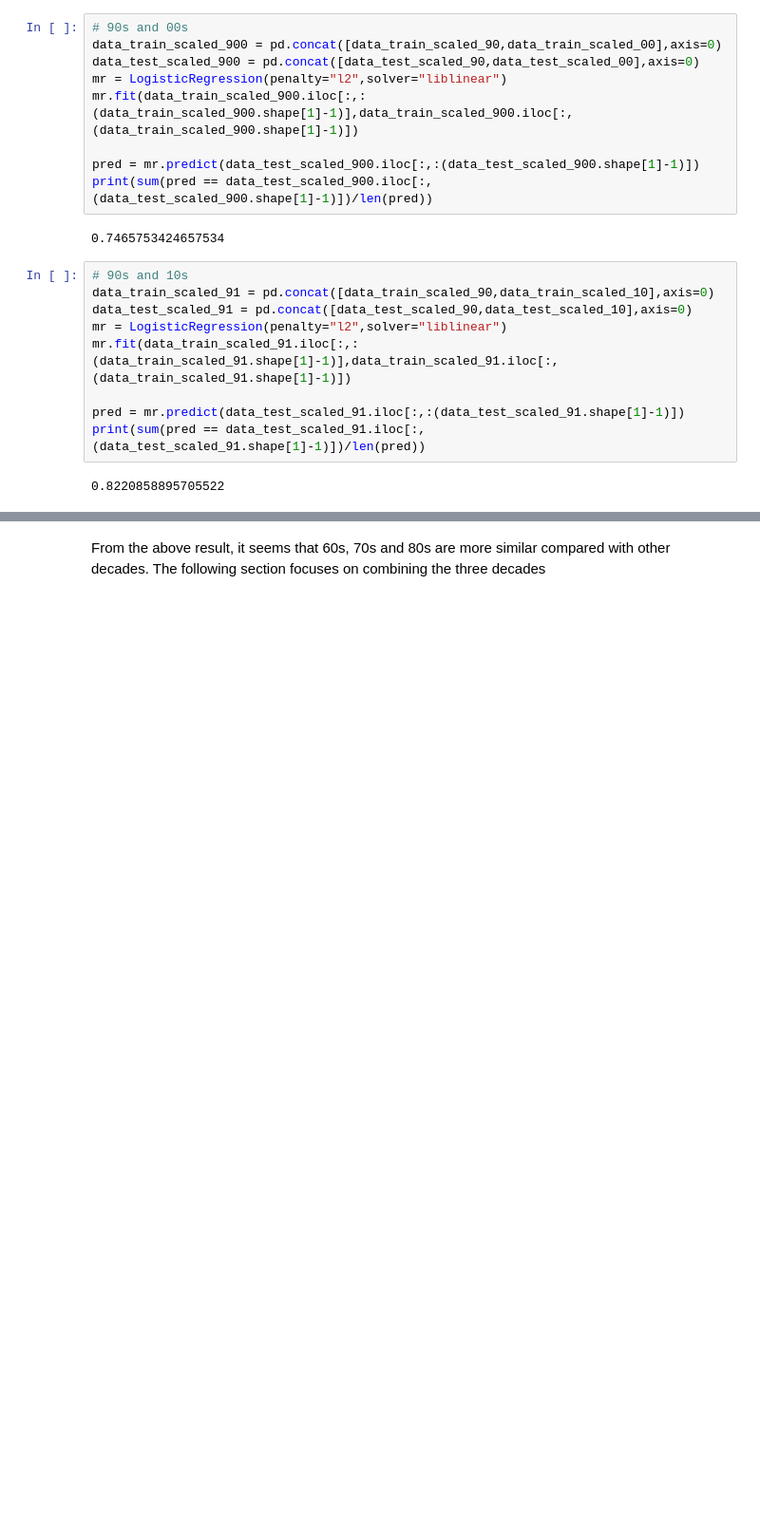
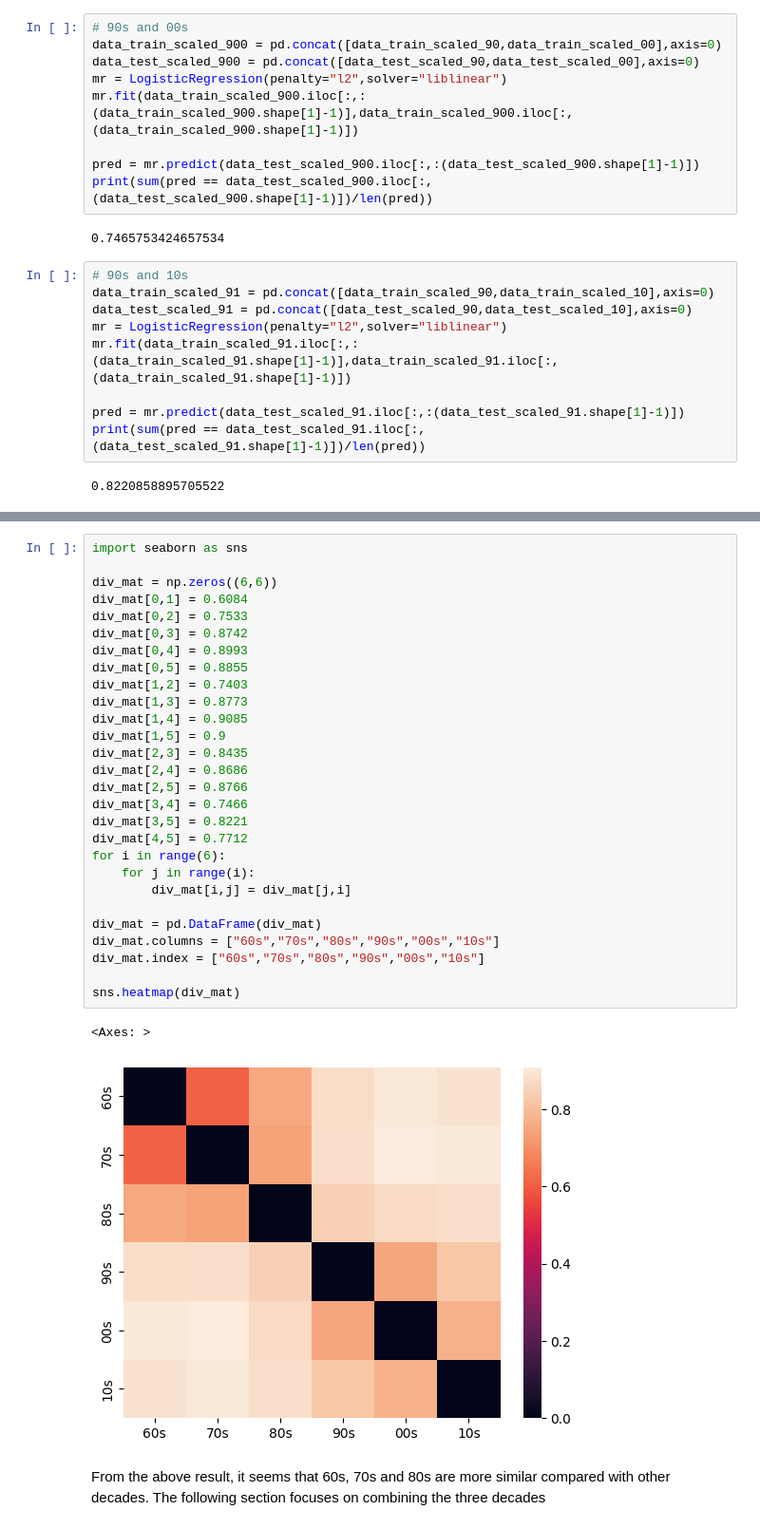
Before and after one commit to Toby-X/Lyrics-Generation-Analysis, a Jupyter notebook: preprocess.ipynb, the cells around one changed output, grey strips where cells are left out. Shown at 95% size. Drawn from its saved outputs; the diff is of its cells as text; blank space fills up the shorter version.

```diff
--- a/preprocess.ipynb
+++ b/preprocess.ipynb
@@ -632,2 +647,33 @@ print(sum(pred == data_test_scaled_01.iloc[:,(data_test_scaled_01.shape[1]-1)])/
+# %%
+import seaborn as sns
+
+div_mat = np.zeros((6,6))
+div_mat[0,1] = 0.6084
+div_mat[0,2] = 0.7533
+div_mat[0,3] = 0.8742
+div_mat[0,4] = 0.8993
+div_mat[0,5] = 0.8855
+div_mat[1,2] = 0.7403
+div_mat[1,3] = 0.8773
+div_mat[1,4] = 0.9085
+div_mat[1,5] = 0.9
+div_mat[2,3] = 0.8435
+div_mat[2,4] = 0.8686
+div_mat[2,5] = 0.8766
+div_mat[3,4] = 0.7466
+div_mat[3,5] = 0.8221
+div_mat[4,5] = 0.7712
+for i in range(6):
+    for j in range(i):
+        div_mat[i,j] = div_mat[j,i]
+
+div_mat = pd.DataFrame(div_mat)
+div_mat.columns = ["60s","70s","80s","90s","00s","10s"]
+div_mat.index = ["60s","70s","80s","90s","00s","10s"]
+
+sns.heatmap(div_mat)
+# %% [output]
+<Axes: >
+[figure, added]
 # %% [markdown]
 From the above result, it seems that 60s, 70s and 80s are more similar compared with other decades. The following section focuses on combining the three decades
```
Also changed, not shown: parts of 24 cells of this notebook, 9 other files.
